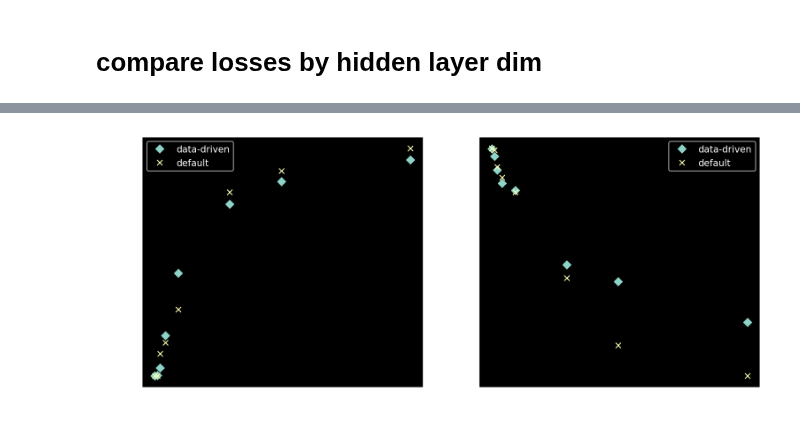
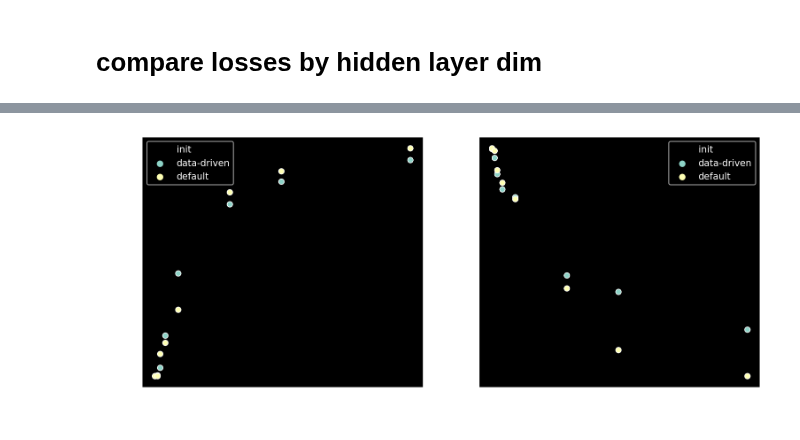
Before and after one commit to csinva/dnn-experiments, a Jupyter notebook: eda/analyze_sweeps_chandan.ipynb, the cells around one changed output, grey strips where cells are left out. Cells and saved outputs as stored; diff of their text form; code cells hidden in the pictures.

```diff
--- a/eda/analyze_sweeps_chandan.ipynb
+++ b/eda/analyze_sweeps_chandan.ipynb
@@ -62,26 +62,17 @@ lmplot('hidden1', 'min_loss', alpha=0.1)
-# %%
-max_accs_default = results[results['init']=='default'][['max_acc', 'min_loss', 'hidden1']].groupby(['hidden1']).mean().reset_index()
-max_accs_data = results[results['init']=='data-driven'][['max_acc', 'min_loss', 'hidden1']].groupby(['hidden1']).mean().reset_index()
-
-plt.figure(figsize=(12, 5), dpi=150)
-plt.subplot(121)
-lmplot('hidden1', 'max_acc', max_accs_data, style='D', label='data-driven')
-lmplot('hidden1', 'max_acc', max_accs_default, style='x', label='default')
-plt.ylabel('average max_acc')
-plt.xlabel('Num Hidden Units')
-
-plt.subplot(122)
-lmplot('hidden1', 'min_loss', max_accs_data, style='D', label='data-driven')
-lmplot('hidden1', 'min_loss', max_accs_default, style='x', label='default')
-# lmplot('hidden1', 'min_loss', max_accs_small, style='--o', label='small')
-plt.ylabel('average min loss')
-plt.xlabel('Num Hidden Units')
-plt.yscale('log')
-# SAVFIG = False
-if SAVFIG == True:
-    plt.savefig('performance_vs_hidden.pdf')
-plt.show()
-# %% [output]
-[figure, removed]
+# %%
+max_accs_default = results[results['init']=='default'].groupby(['hidden1']).mean().reset_index()
+max_accs_data = results[results['init']=='data-driven'].groupby(['hidden1']).mean().reset_index()
+max_accs_data['init'] = 'data-driven'
+max_accs_default['init'] = 'default'
+max_accs = pd.concat([max_accs_data, max_accs_default]) # todo: there's probably a nicer way to do this in pd
+
+
+fig, ax = plt.subplots(figsize=(12, 5), dpi=150, ncols=2, nrows=1)
+sns.scatterplot(x='hidden1', y='max_acc', data=max_accs, ax=ax[0], hue="init")
+
+sns.scatterplot(x='hidden1', y='min_loss', data=max_accs, ax=ax[1], hue="init")
+plt.show()
+# %% [output]
+[figure, added]
 # %%
 # plot data (only 1d)
```
Also changed, not shown: parts of 6 cells of this notebook, 4 other files.
